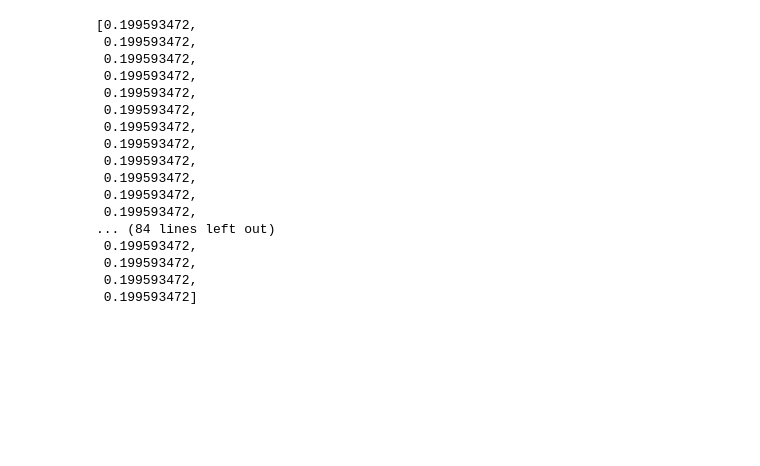
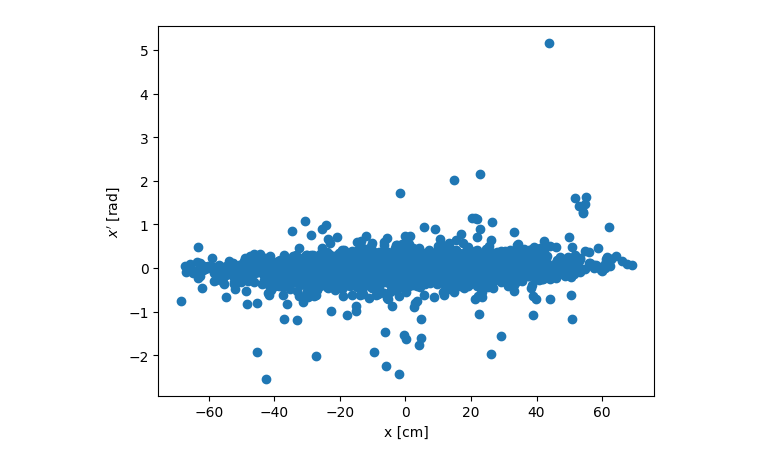
Before and after one commit to prateekraouw/Geant4_new_geo, a Jupyter notebook: build/plot.ipynb, the cells around one changed output. Cells and saved outputs as stored; diff of their text form; code cells hidden in the pictures; blank space fills up the shorter version.

```diff
--- a/build/plot.ipynb
+++ b/build/plot.ipynb
@@ -376,20 +297,8 @@ for zi in z:
-# %%
-Bz
-# %% [output]
-[0.199593472,
- 0.199593472,
- 0.199593472,
- 0.199593472,
- 0.199593472,
- 0.199593472,
- 0.199593472,
- 0.199593472,
- 0.199593472,
- 0.199593472,
- 0.199593472,
- 0.199593472,
-... (84 lines left out)
- 0.199593472,
- 0.199593472,
- 0.199593472,
- 0.199593472]
+# %%
+det3_xp = np.array(np.array(det3_px)/np.array(det3_pz))
+plt.scatter(det3_x, det3_xp)
+plt.xlabel("x [cm]")
+plt.ylabel("$x'$ [rad]")
+plt.show()
+# %% [output]
+[figure, added]
```
Also changed, not shown: parts of 23 cells of this notebook, 10 other files.
